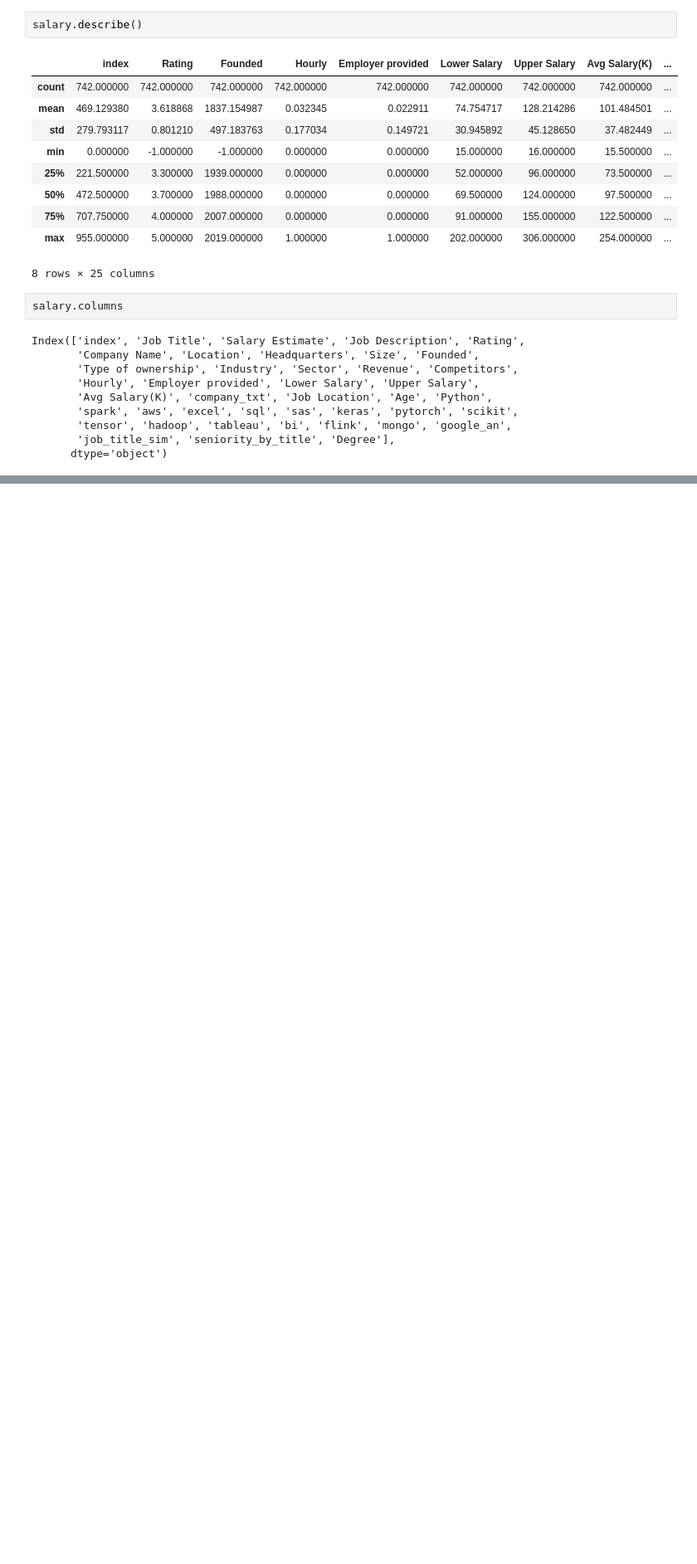
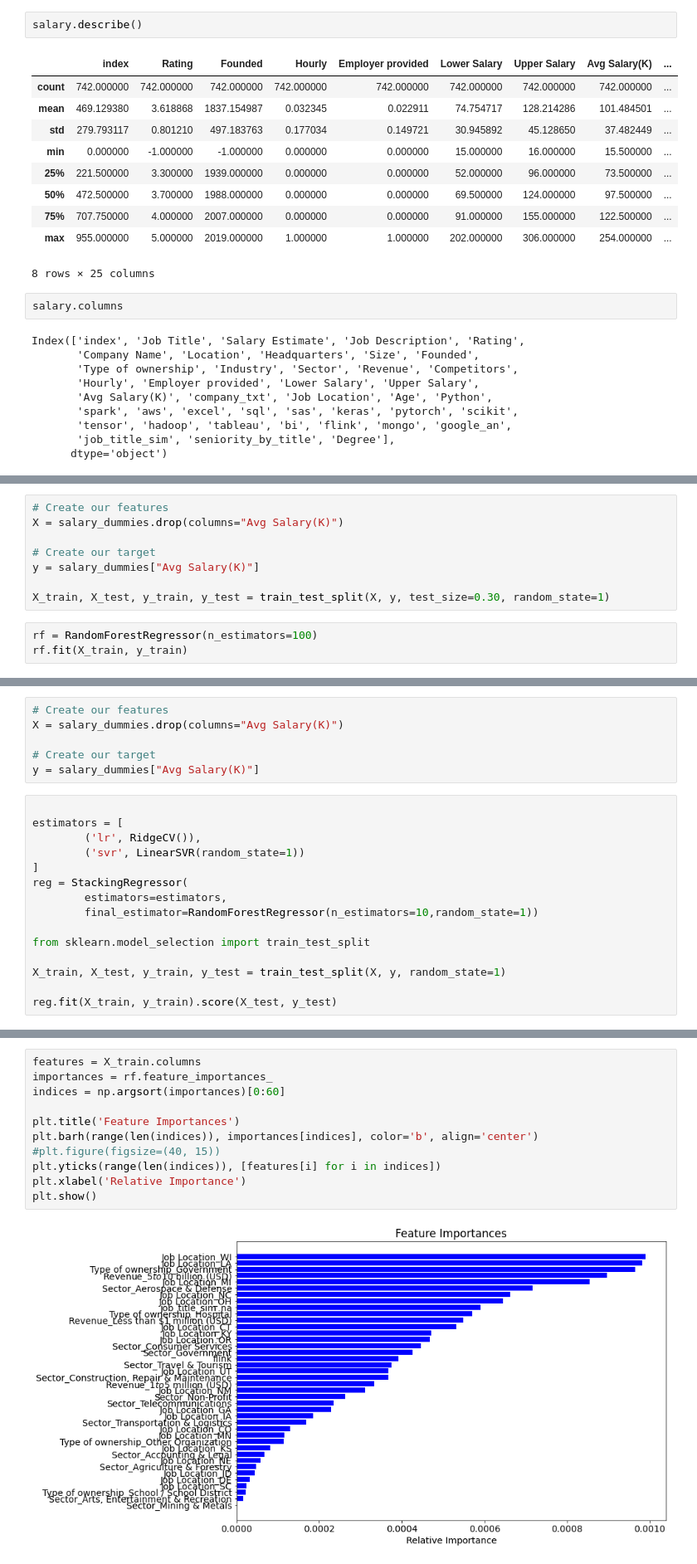
Before and after one commit to FUNMIIB/Final_Project, a Jupyter notebook: Data_Salary.ipynb, the cells around one changed output, grey strips where cells are left out. Shown at 83% size. Cells and saved outputs as stored; diff of their text form; blank space fills up the shorter version.

```diff
--- a/Data_Salary.ipynb
+++ b/Data_Salary.ipynb
@@ -89,0 +334,11 @@ Index(['index', 'Job Title', 'Salary Estimate', 'Job Description', 'Rating',
+# %%
+# Create our features
+X = salary_dummies.drop(columns="Avg Salary(K)")
+
+# Create our target
+y = salary_dummies["Avg Salary(K)"]
+
+X_train, X_test, y_train, y_test = train_test_split(X, y, test_size=0.30, random_state=1)
+# %%
+rf = RandomForestRegressor(n_estimators=100)
+rf.fit(X_train, y_train)
@@ -89,0 +360,21 @@ Index(['index', 'Job Title', 'Salary Estimate', 'Job Description', 'Rating',
+# %%
+# Create our features
+X = salary_dummies.drop(columns="Avg Salary(K)")
+
+# Create our target
+y = salary_dummies["Avg Salary(K)"]
+# %%
+
+estimators = [
+        ('lr', RidgeCV()),
+        ('svr', LinearSVR(random_state=1))
+]
+reg = StackingRegressor(
+        estimators=estimators,
+        final_estimator=RandomForestRegressor(n_estimators=10,random_state=1))
+
+from sklearn.model_selection import train_test_split
+
+X_train, X_test, y_train, y_test = train_test_split(X, y, random_state=1)
+
+reg.fit(X_train, y_train).score(X_test, y_test)
@@ -89,0 +413,13 @@ Index(['index', 'Job Title', 'Salary Estimate', 'Job Description', 'Rating',
+# %%
+features = X_train.columns
+importances = rf.feature_importances_
+indices = np.argsort(importances)[0:60]
+
+plt.title('Feature Importances')
+plt.barh(range(len(indices)), importances[indices], color='b', align='center')
+#plt.figure(figsize=(40, 15))
+plt.yticks(range(len(indices)), [features[i] for i in indices])
+plt.xlabel('Relative Importance')
+plt.show()
+# %% [output]
+[figure, added]
```
Also changed, not shown: parts of 38 cells of this notebook, 8 other files.
